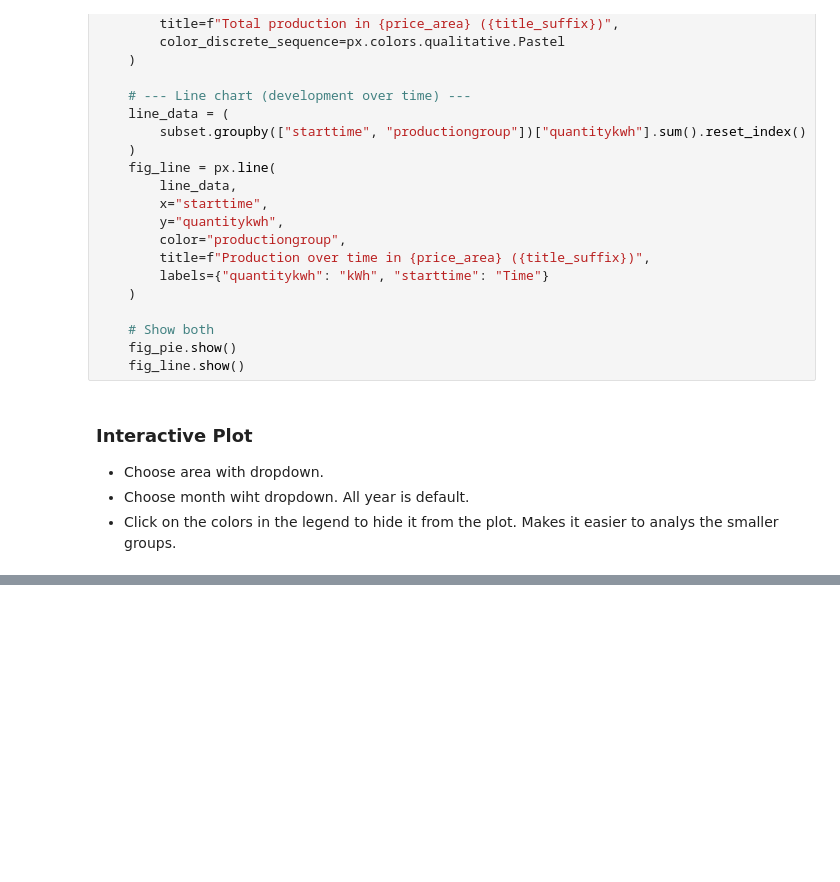
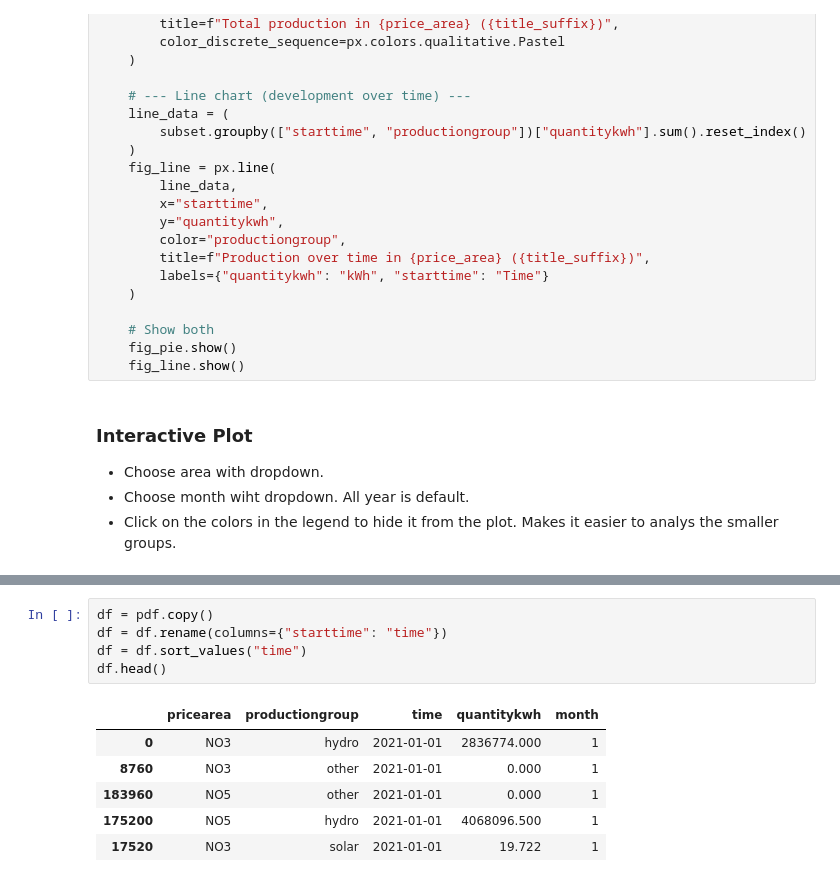
Before and after one commit to fheflo1/IND320, a Jupyter notebook: notebooks/elhub/04_elhub_gold.ipynb, the cells around one changed output, grey strips where cells are left out. Drawn from its saved outputs; the diff is of its cells as text; blank space fills up the shorter version.

```diff
--- a/notebooks/elhub/04_elhub_gold.ipynb
+++ b/notebooks/elhub/04_elhub_gold.ipynb
@@ -143,0 +248,12 @@ NameError: name 'widgets' is not defined
+# %%
+df = pdf.copy()
+df = df.rename(columns={"starttime": "time"})
+df = df.sort_values("time")
+df.head()
+# %% [output]
+|  | pricearea | productiongroup | time | quantitykwh | month |
+| 0 | NO3 | hydro | 2021-01-01 | 2836774.000 | 1 |
+| 8760 | NO3 | other | 2021-01-01 | 0.000 | 1 |
+| 183960 | NO5 | other | 2021-01-01 | 0.000 | 1 |
+| 175200 | NO5 | hydro | 2021-01-01 | 4068096.500 | 1 |
+| 17520 | NO3 | solar | 2021-01-01 | 19.722 | 1 |
```
Also changed, not shown: parts of 10 cells of this notebook, 1 other file.
